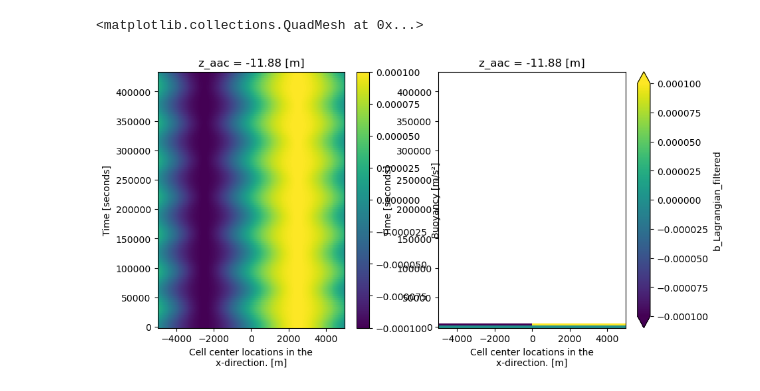
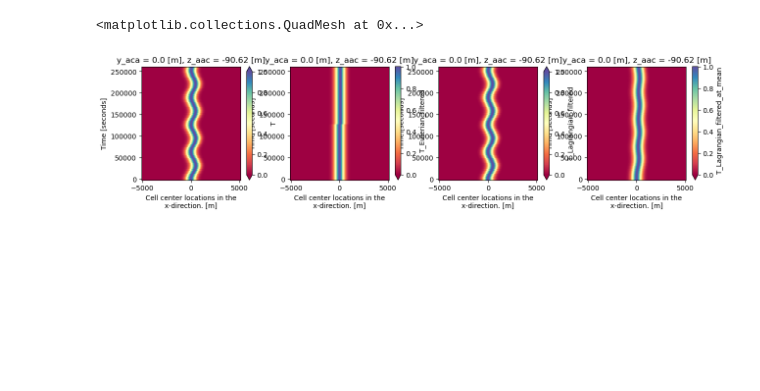
Before and after one commit to loisbaker/OceananigansLagrangianFilter.jl, a Jupyter notebook: examples/python_notebook.ipynb, the cells around one changed output. Cells and saved outputs as stored; diff of their text form; code cells hidden in the pictures; blank space fills up the shorter version.

Commit message:
fixed boundary interpolation and online filter

```diff
--- a/examples/python_notebook.ipynb
+++ b/examples/python_notebook.ipynb
@@ -3,11 +3,13 @@ import xarray as xr
 import matplotlib.pyplot as plt
 import numpy as np
 # %%
-ds = xr.open_dataset("periodic_geostrophic_adjustment.nc",decode_times=False)
+ds = xr.open_dataset("periodic_geostrophic_adjustment_online.nc",decode_times=False)
 # %%
-fig, ax = plt.subplots(1,2, figsize=(10,5))
-ds.b[:,-10,:].plot(ax=ax[0],vmin = -0.0001, vmax=0.0001)
-ds.b_Lagrangian_filtered[:,-10,:].plot(ax=ax[1],vmin = -0.0001, vmax=0.0001)
+fig, ax = plt.subplots(1,4, figsize=(15,3))
+ds.T[:,10,:].plot(ax=ax[0], vmin=0, vmax=1, cmap="Spectral")
+ds.T_Eulerian_filtered[:,10,:].plot(ax=ax[1], vmin=0, vmax=1, cmap="Spectral")
+ds.T_Lagrangian_filtered[:,10,:].plot(ax=ax[2], vmin=0, vmax=1, cmap="Spectral")
+ds.T_Lagrangian_filtered_at_mean[:,10,:].plot(ax=ax[3], vmin=0, vmax=1, cmap="Spectral")
 # %% [output]
 <matplotlib.collections.QuadMesh at 0x...>
-[figure, old version]
+[figure, new version]
```
Also changed, not shown: parts of 7 cells of this notebook, 8 other files.
